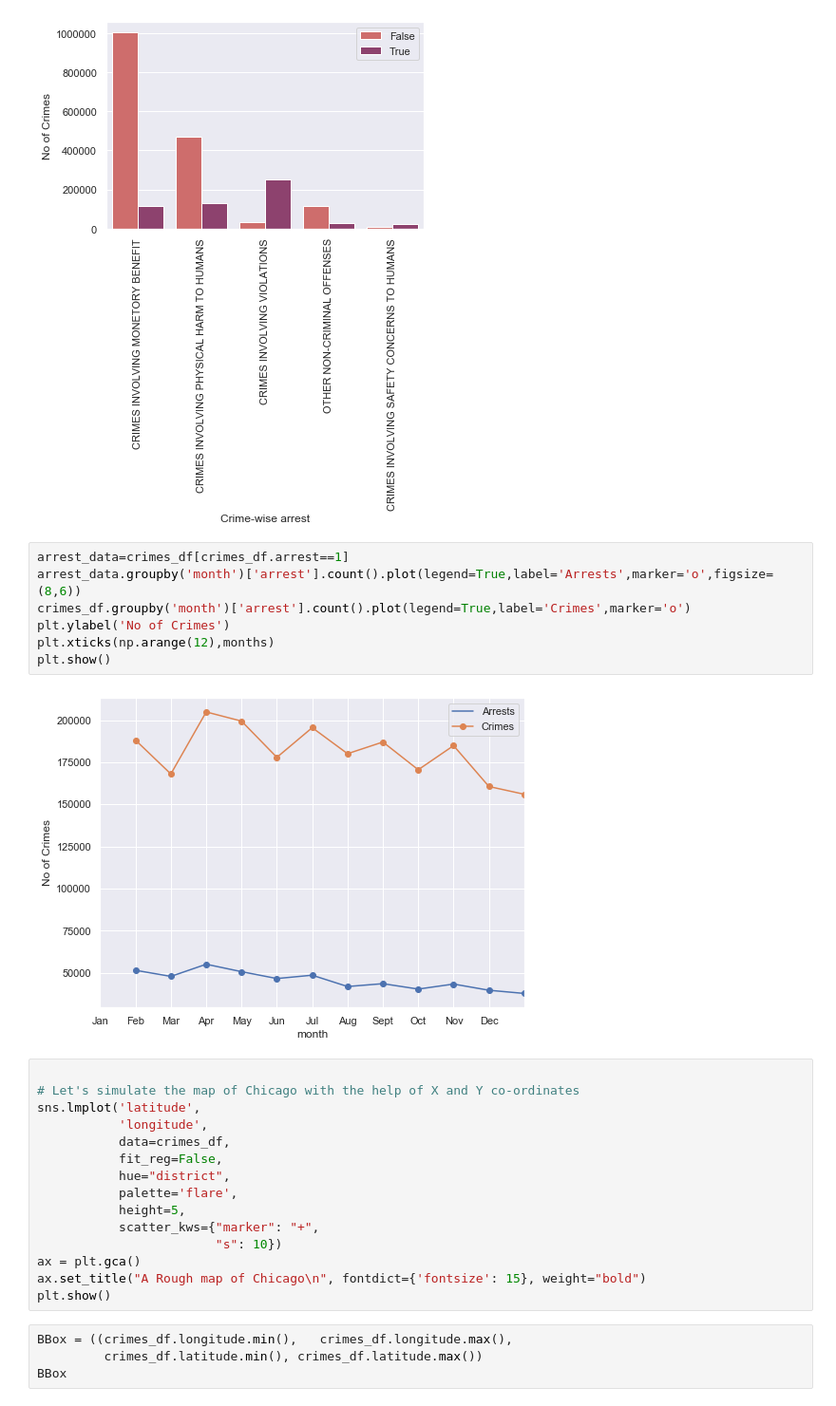
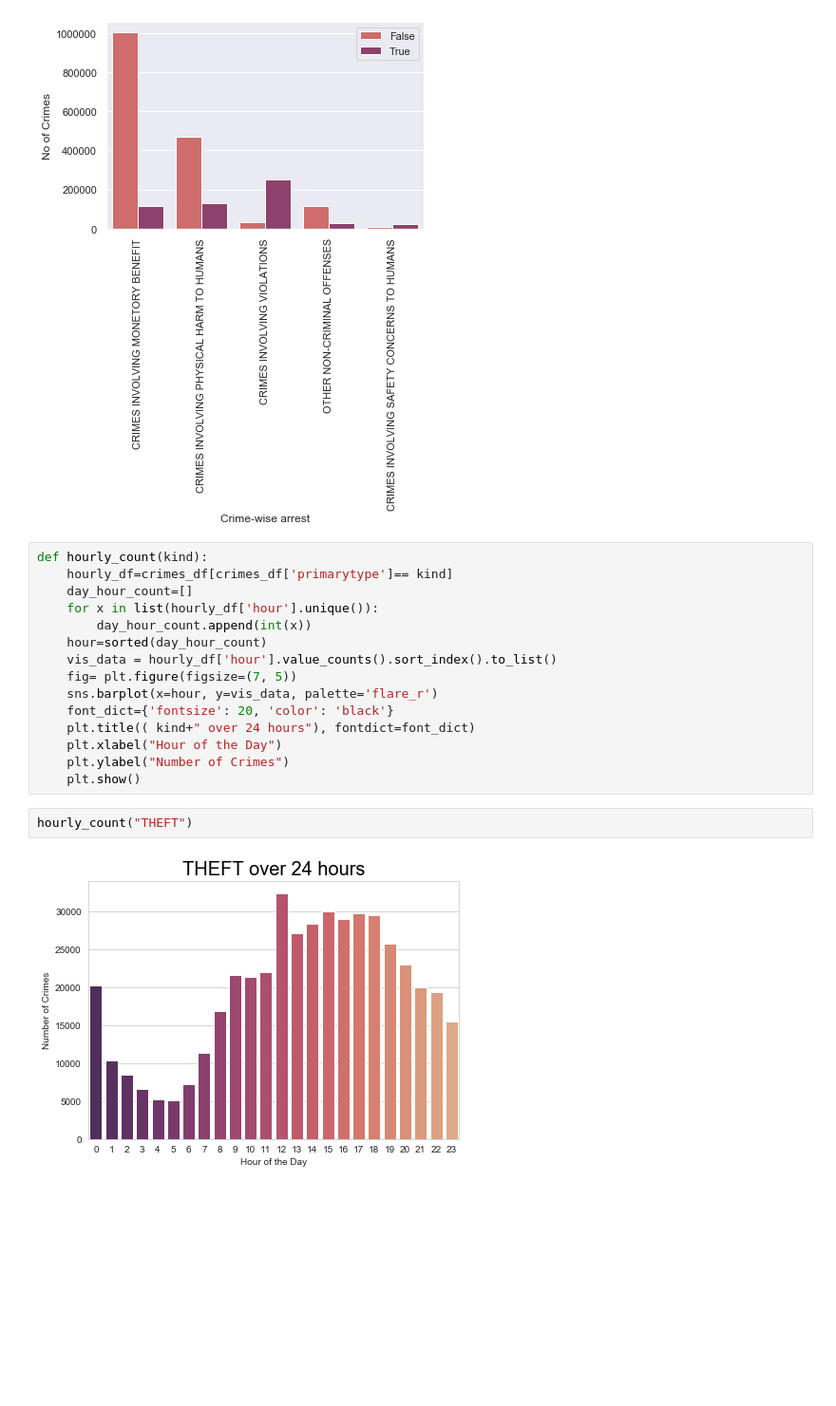
Before and after one commit to tejalvs/ChicagoCrimeAnalysis, a Jupyter notebook: Visualisations.ipynb, the cells around one changed output. Shown at 95% size. Saved outputs shown, nothing was run; the diff lists cells and outputs as text; blank space fills up the shorter version.

```diff
--- a/Visualisations.ipynb
+++ b/Visualisations.ipynb
@@ -183,31 +218,22 @@ plt.legend( ['False', 'True'])
 plt.show()
 # %% [output]
 [figure]
-# %%
-arrest_data=crimes_df[crimes_df.arrest==1]
-arrest_data.groupby('month')['arrest'].count().plot(legend=True,label='Arrests',marker='o',figsize=(8,6))
-crimes_df.groupby('month')['arrest'].count().plot(legend=True,label='Crimes',marker='o')
-plt.ylabel('No of Crimes')
-plt.xticks(np.arange(12),months)
-plt.show()
-# %% [output]
-[figure, removed]
-# %%
-
-# Let's simulate the map of Chicago with the help of X and Y co-ordinates
-sns.lmplot('latitude',
-           'longitude',
-           data=crimes_df,
-           fit_reg=False,
-           hue="district",
-           palette='flare',
-           height=5,
-           scatter_kws={"marker": "+",
-                        "s": 10})
-ax = plt.gca()
-ax.set_title("A Rough map of Chicago\n", fontdict={'fontsize': 15}, weight="bold")
-plt.show()
-# %%
-BBox = ((crimes_df.longitude.min(),   crimes_df.longitude.max(),
-         crimes_df.latitude.min(), crimes_df.latitude.max())
-BBox
+# %%
+def hourly_count(kind):
+    hourly_df=crimes_df[crimes_df['primarytype']== kind]
+    day_hour_count=[]
+    for x in list(hourly_df['hour'].unique()):
+        day_hour_count.append(int(x))
+    hour=sorted(day_hour_count)
+    vis_data = hourly_df['hour'].value_counts().sort_index().to_list()
+    fig= plt.figure(figsize=(7, 5))
+    sns.barplot(x=hour, y=vis_data, palette='flare_r')
+    font_dict={'fontsize': 20, 'color': 'black'}
+    plt.title(( kind+" over 24 hours"), fontdict=font_dict)
+    plt.xlabel("Hour of the Day")
+    plt.ylabel("Number of Crimes")
+    plt.show()
+# %%
+hourly_count("THEFT")
+# %% [output]
+[figure, added]
```
Also changed, not shown: parts of 19 cells of this notebook.
